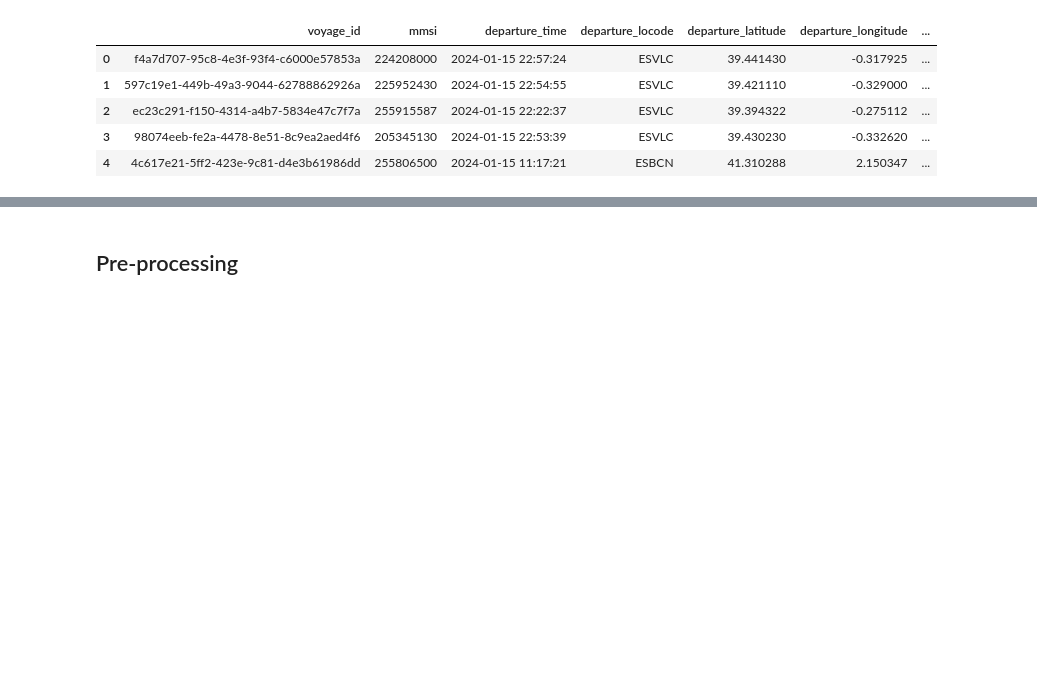
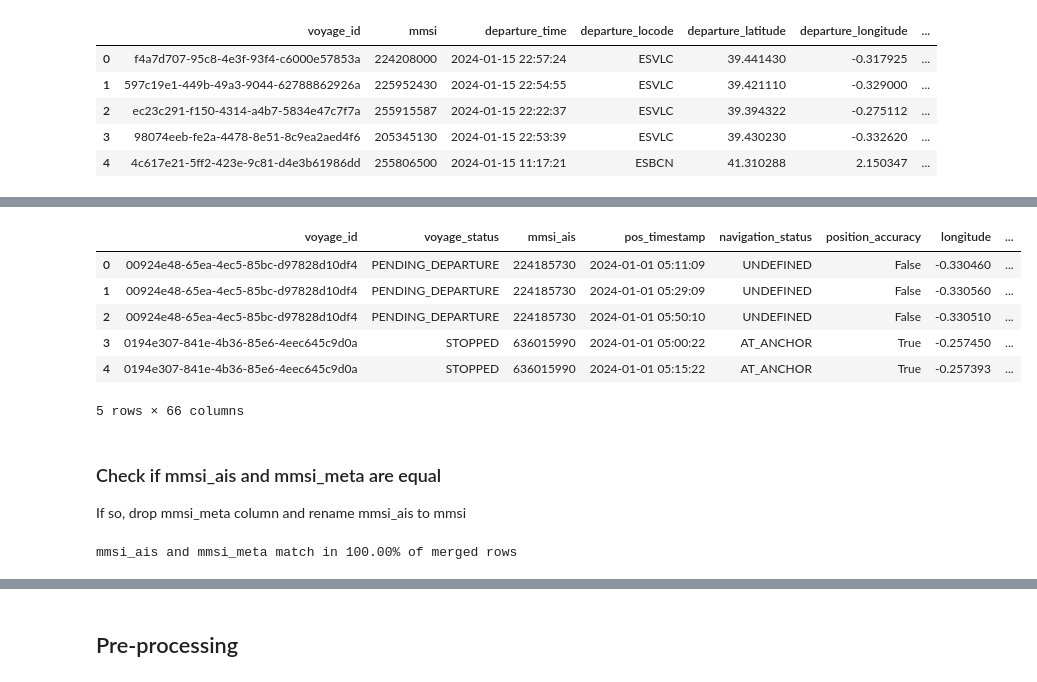
Before and after one commit to Magnuswlange/port_congestion_proj_ml, a Jupyter notebook: feature_selection.ipynb, the cells around one changed output, grey strips where cells are left out. Drawn from its saved outputs; the diff is of its cells as text; code cells hidden in the pictures; blank space fills up the shorter version.

Commit message:
refactor, merge ais samples with meta voyage for additional context

```diff
--- a/feature_selection.ipynb
+++ b/feature_selection.ipynb
@@ -179,0 +173,7 @@ arrivals_ais_meta_data.head()
+# %%
+ais_meta_merged = arrivals_ais_data.merge(
+    arrivals_ais_meta_data,
+    on="voyage_id",
+    how="left",
+    suffixes=("_ais", "_meta"),
+)
@@ -179,0 +212,19 @@ arrivals_ais_meta_data.head()
+# %%
+ais_meta_merged.head()
+# %% [output]
+|  | voyage_id | voyage_status | mmsi_ais | pos_timestamp | navigation_status | position_accuracy | longitude | ... |
+| 0 | 00924e48-65ea-4ec5-85bc-d97828d10df4 | PENDING_DEPARTURE | 224185730 | 2024-01-01 05:11:09 | UNDEFINED | False | -0.330460 | ... |
+| 1 | 00924e48-65ea-4ec5-85bc-d97828d10df4 | PENDING_DEPARTURE | 224185730 | 2024-01-01 05:29:09 | UNDEFINED | False | -0.330560 | ... |
+| 2 | 00924e48-65ea-4ec5-85bc-d97828d10df4 | PENDING_DEPARTURE | 224185730 | 2024-01-01 05:50:10 | UNDEFINED | False | -0.330510 | ... |
+| 3 | 0194e307-841e-4b36-85e6-4eec645c9d0a | STOPPED | 636015990 | 2024-01-01 05:00:22 | AT_ANCHOR | True | -0.257450 | ... |
+| 4 | 0194e307-841e-4b36-85e6-4eec645c9d0a | STOPPED | 636015990 | 2024-01-01 05:15:22 | AT_ANCHOR | True | -0.257393 | ... |
+5 rows × 66 columns
+# %% [markdown]
+### Check if mmsi_ais and mmsi_meta are equal
+If so, drop mmsi_meta column and rename mmsi_ais to mmsi
+# %%
+same_mmsi_mask = ais_meta_merged["mmsi_ais"] == ais_meta_merged["mmsi_meta"]
+pct_same = same_mmsi_mask.mean() * 100
+print(f"mmsi_ais and mmsi_meta match in {pct_same:.2f}% of merged rows")
+# %% [output]
+mmsi_ais and mmsi_meta match in 100.00% of merged rows
```
Also changed, not shown: parts of 42 cells of this notebook.
